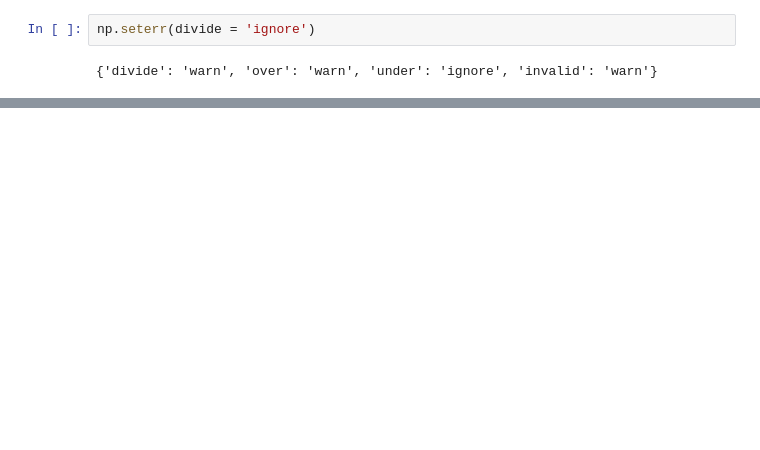
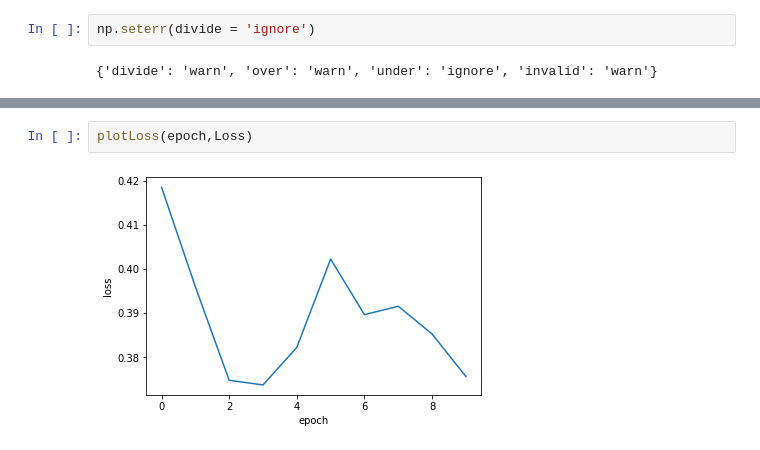
Before and after one commit to ayanasatheesh/cs6910_assignment1, a Jupyter notebook: Untitled18.ipynb, the cells around one changed output, grey strips where cells are left out. Drawn from its saved outputs; the diff is of its cells as text; blank space fills up the shorter version.

```diff
--- a/Untitled18.ipynb
+++ b/Untitled18.ipynb
@@ -441,2 +495,6 @@ def modelfit_vanilaorigin(epoch,eta,n_layers,activation_fn,n_neurons,initialisat
+# %%
+plotLoss(epoch,Loss)
+# %% [output]
+[figure, added]
 # %%
 
```
Also changed, not shown: parts of 29 cells of this notebook.
